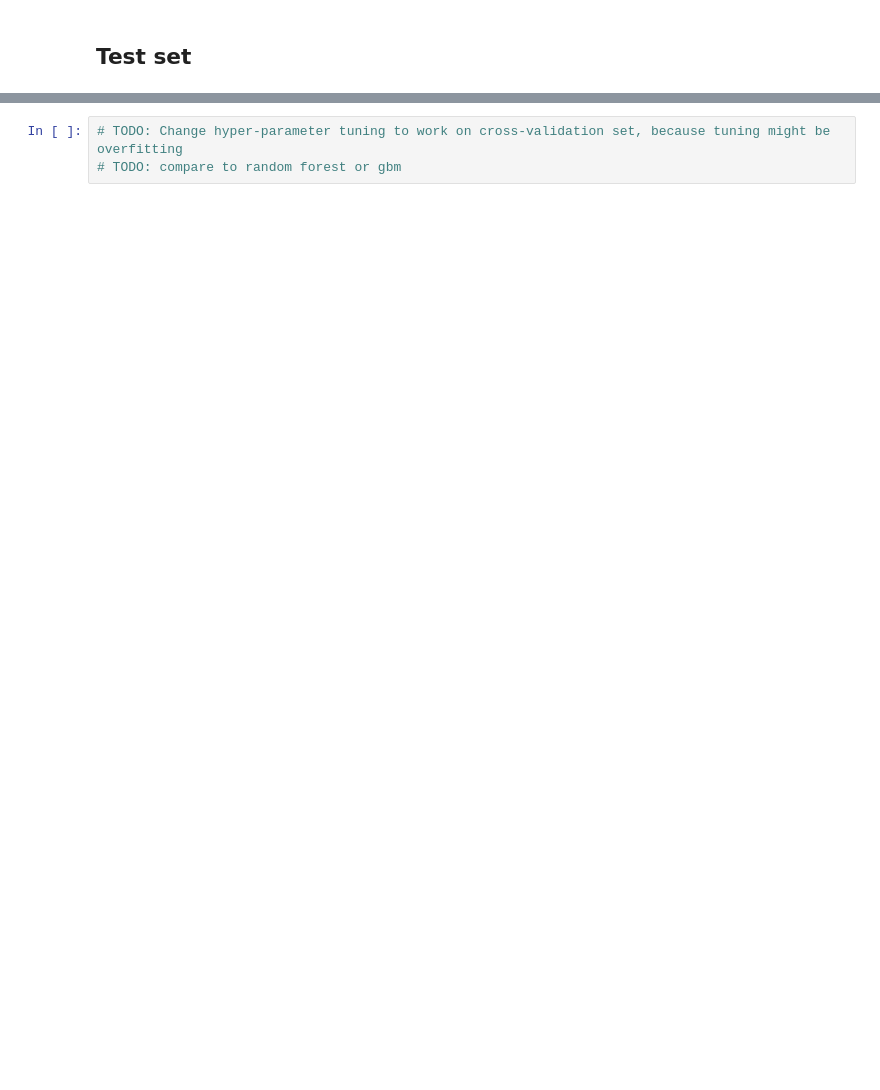
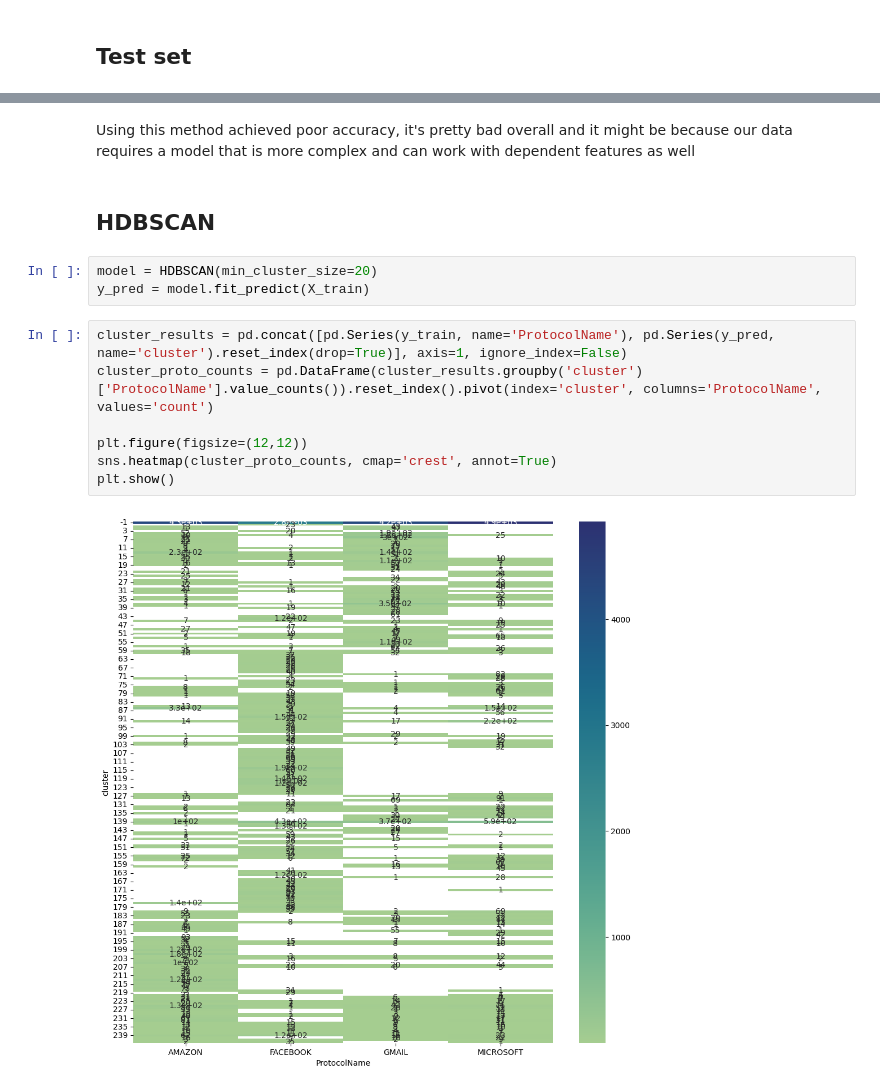
Before and after one commit to Osherz5/NetflowProtoPrediction, a Jupyter notebook: unsupervised-protocol-analysis.ipynb, the cells around one changed output, grey strips where cells are left out. Saved outputs shown, nothing was run; the diff lists cells and outputs as text; blank space fills up the shorter version.

```diff
--- a/unsupervised-protocol-analysis.ipynb
+++ b/unsupervised-protocol-analysis.ipynb
@@ -448,3 +353,16 @@ accuracy_score(y_test_pred, y_test)
-# %%
-# TODO: Change hyper-parameter tuning to work on cross-validation set, because tuning might be overfitting
-# TODO: compare to random forest or gbm
+# %% [markdown]
+Using this method achieved poor accuracy, it's pretty bad overall and it might be because our data requires a model that is more complex and can work with dependent features as well
+# %% [markdown]
+## HDBSCAN
+# %%
+model = HDBSCAN(min_cluster_size=20)
+y_pred = model.fit_predict(X_train)
+# %%
+cluster_results = pd.concat([pd.Series(y_train, name='ProtocolName'), pd.Series(y_pred, name='cluster').reset_index(drop=True)], axis=1, ignore_index=False)
+cluster_proto_counts = pd.DataFrame(cluster_results.groupby('cluster')['ProtocolName'].value_counts()).reset_index().pivot(index='cluster', columns='ProtocolName', values='count')
+
+plt.figure(figsize=(12,12))
+sns.heatmap(cluster_proto_counts, cmap='crest', annot=True)
+plt.show()
+# %% [output]
+[figure, added]
```
Also changed, not shown: parts of 55 cells of this notebook, 3 other files.
